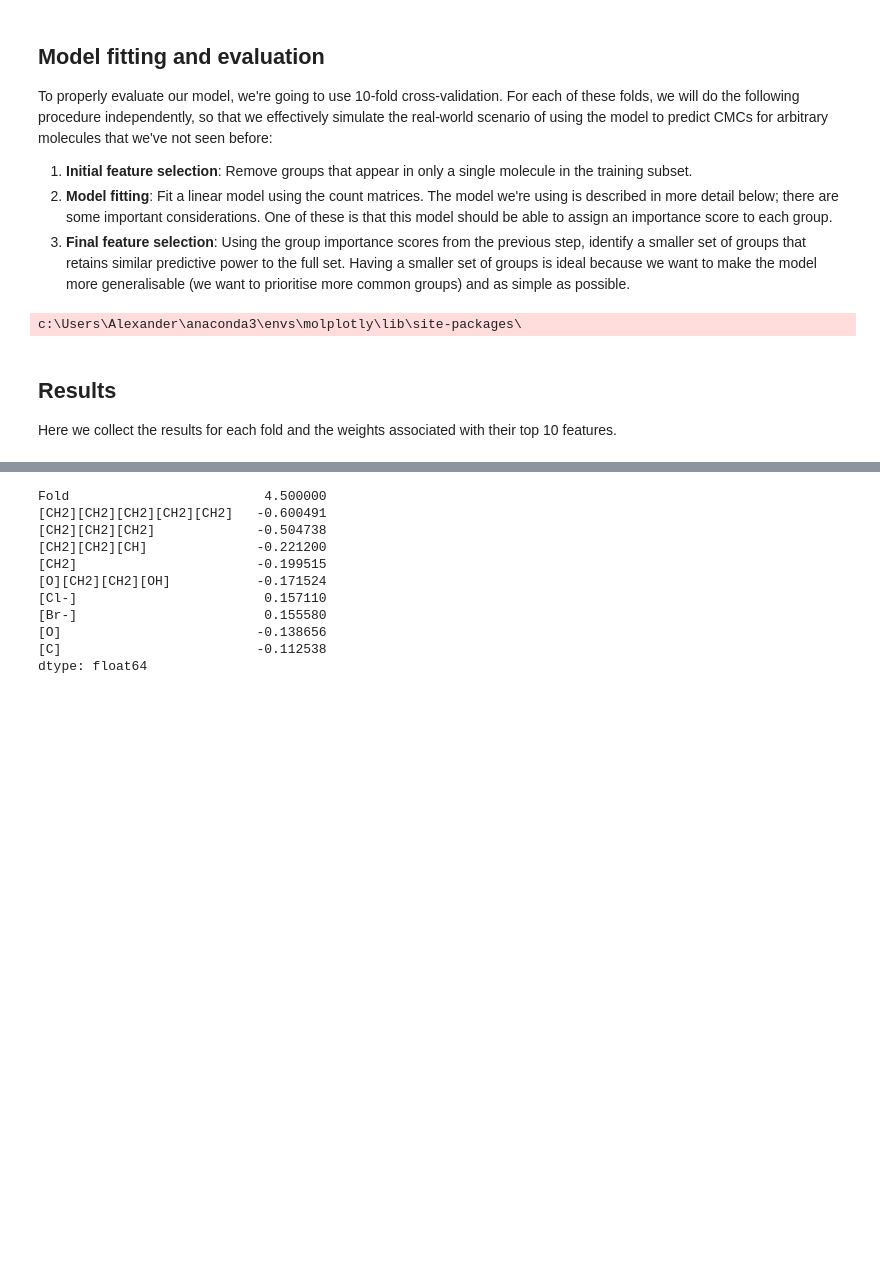
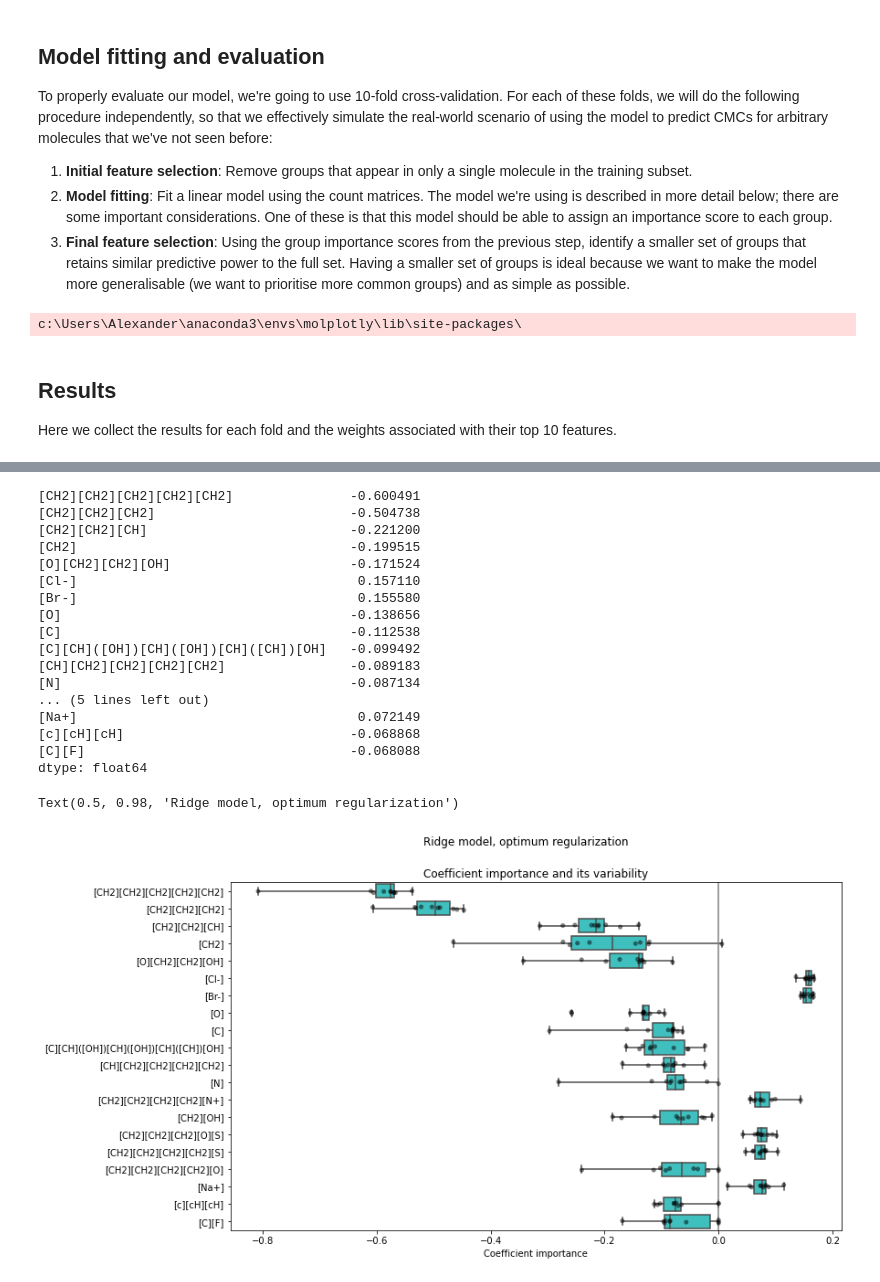
Before and after one commit to a-ws-m/CaMCaNN, a Jupyter notebook: notebooks/gc-linear.ipynb, the cells around one changed output, grey strips where cells are left out. Drawn from its saved outputs; the diff is of its cells as text; code cells hidden in the pictures; blank space fills up the shorter version.

```diff
--- a/notebooks/gc-linear.ipynb
+++ b/notebooks/gc-linear.ipynb
@@ -113,6 +127,11 @@ class FoldResults(NamedTuple):
         """Get the number of features after final selection."""
         return self.pipeline[1].get_support().sum()
 
+    @property
+    def best_alpha(self) -> float:
+        """Get the best alpha from ridge regression."""
+        return self.pipeline[-1].alpha_
+
     def group_weights(self, all_groups: List[str]) -> Dict[str, float]:
         """Get the weights associated with each group after final training."""
         weights = self.pipeline[-1].coef_
@@ -143,7 +162,8 @@ def single_fold_routine(train_idxs, test_idxs, linear: bool = True) -> FoldResul
     elastic_net = ElasticNetCV(l1_ratio=[0.1, 0.5, 0.7, 0.9, 0.95, 0.99, 1])
     selector = SelectFromModel(elastic_net, threshold="mean")
     if linear:
-        out = RidgeCV(scoring="neg_root_mean_squared_error")
+        alphas = np.logspace(-10, 10, 21)
+        out = RidgeCV(scoring="neg_root_mean_squared_error", alphas=alphas)
     else:
         out = GridSearchCV(
                 MLPRegressor((15, 15), solver="lbfgs", max_iter=2000, random_state=0),
@@ -179,6 +199,7 @@ for fold, result in enumerate(fold_results):
     results["Train RMSE"].append(result.train_cv_rmse)
     results["Initial num features"].append(result.initial_groups.sum())
     results["Final num features"].append(result.reduced_num_features)
+    results["Alpha"].append(result.best_alpha)
     results["Test RMSE"].append(result.test_rmse)
 
     weights_dict = result.group_weights(featuriser.smiles_hashes.smiles)
@@ -231,16 +245,35 @@ Total score: 0.46811250941211213
 # %%
 groups_df.fillna(0, inplace=True)
 avg_contribs = groups_df.mean(axis=0)
-print(avg_contribs.sort_values(ascending=False, key=np.abs).head(20))
+avg_contribs.drop("Fold", inplace=True)
+most_important = avg_contribs.sort_values(ascending=False, key=np.abs).head(20)
+most_important
 # %% [output]
-Fold                         4.500000
-[CH2][CH2][CH2][CH2][CH2]   -0.600491
-[CH2][CH2][CH2]             -0.504738
-[CH2][CH2][CH]              -0.221200
-[CH2]                       -0.199515
-[O][CH2][CH2][OH]           -0.171524
-[Cl-]                        0.157110
-[Br-]                        0.155580
-[O]                         -0.138656
-[C]                         -0.112538
+[CH2][CH2][CH2][CH2][CH2]               -0.600491
+[CH2][CH2][CH2]                         -0.504738
+[CH2][CH2][CH]                          -0.221200
+[CH2]                                   -0.199515
+[O][CH2][CH2][OH]                       -0.171524
+[Cl-]                                    0.157110
+[Br-]                                    0.155580
+[O]                                     -0.138656
+[C]                                     -0.112538
+[C][CH]([OH])[CH]([OH])[CH]([CH])[OH]   -0.099492
+[CH][CH2][CH2][CH2][CH2]                -0.089183
+[N]                                     -0.087134
+... (5 lines left out)
+[Na+]                                    0.072149
+[c][cH][cH]                             -0.068868
+[C][F]                                  -0.068088
 dtype: float64
+# %%
+plt.figure(figsize=(12, 7))
+sns.stripplot(data=groups_df[most_important.index], orient="h", color="k", alpha=0.5)
+sns.boxplot(data=groups_df[most_important.index], orient="h", color="cyan", saturation=0.5, whis=10)
+plt.axvline(x=0, color=".5")
+plt.xlabel("Coefficient importance")
+plt.title("Coefficient importance and its variability")
+plt.suptitle("Ridge model, optimum regularization")
+# %% [output]
+Text(0.5, 0.98, 'Ridge model, optimum regularization')
+[figure, added]
```
Also changed, not shown: parts of 8 cells of this notebook, 11 other files.
